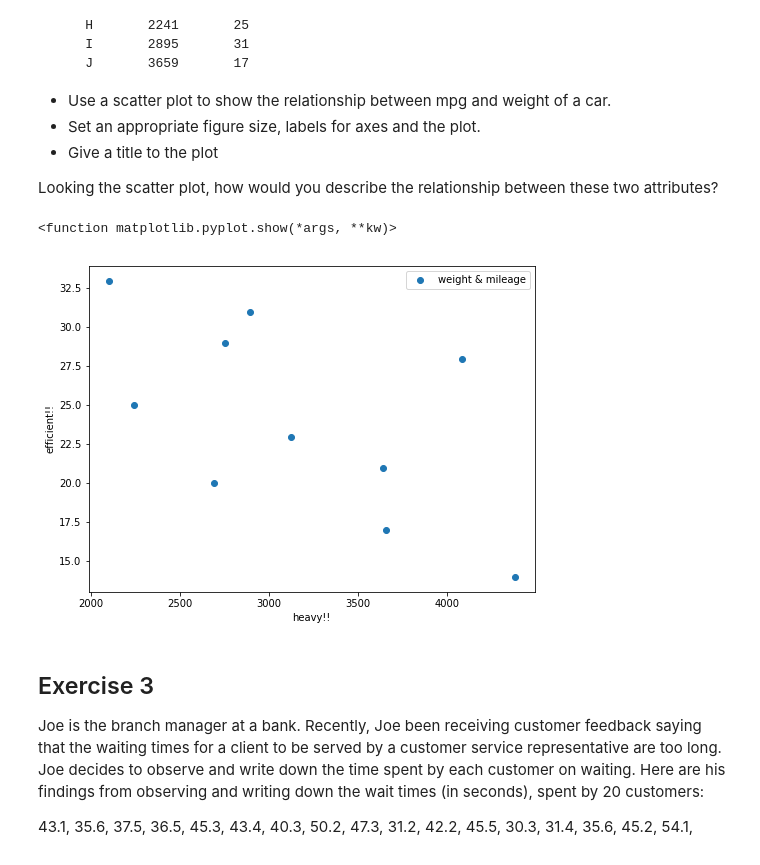
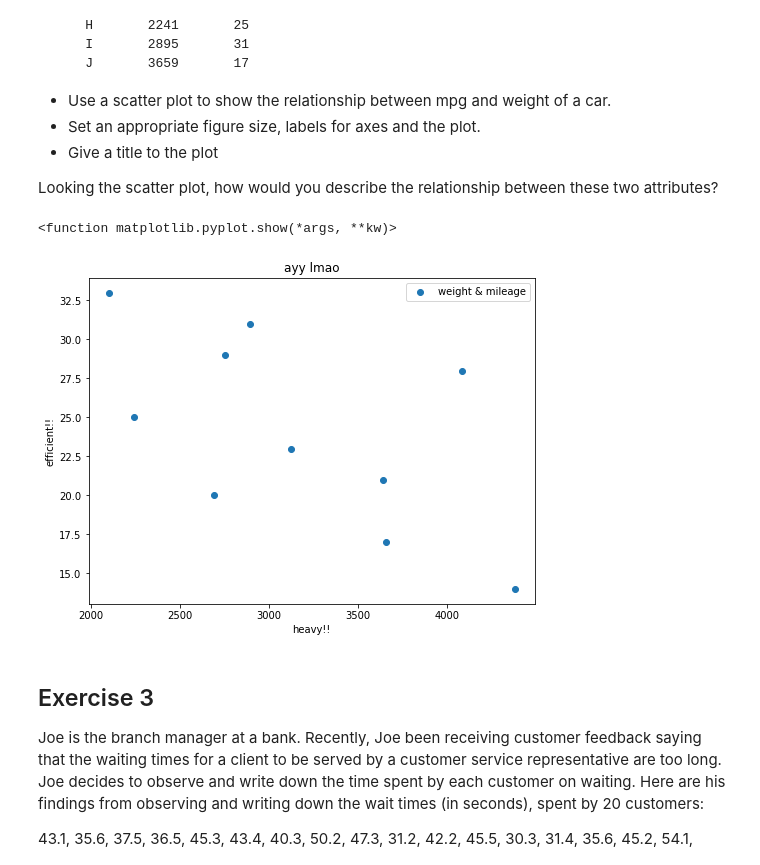
Before and after one commit to ravaxis/dsc-data-viz-lab-nyc-ds-082619, a Jupyter notebook: index.ipynb, the cells around one changed output. Drawn from its saved outputs; the diff is of its cells as text; code cells hidden in the pictures.

```diff
--- a/index.ipynb
+++ b/index.ipynb
@@ -72,22 +72,23 @@ Looking the scatter plot, how would you describe the relationship between these
 # %%
 weight = [2750, 3125, 2100, 4082, 2690, 3640, 4380, 2241, 2895, 3659]
 mpg = [29, 23, 33, 28, 20, 21, 14, 25, 31, 17]
 
 x = weight
 y = mpg
 
 # Set the figure size in inches
 plt.figure(figsize=(8,6))
 # Plot with scatter()
 plt.scatter(weight, mpg, label='weight & mileage')
 # Set x and y axes labels and a title
 plt.xlabel('heavy!!')
 plt.ylabel('efficient!!')
 plt.legend()
+plt.title('ayy lmao')
 plt.show
 # %% [output]
 <function matplotlib.pyplot.show(*args, **kw)>
-[figure, old version]
+[figure, new version]
 # %% [markdown]
 ## Exercise 3
 
```
